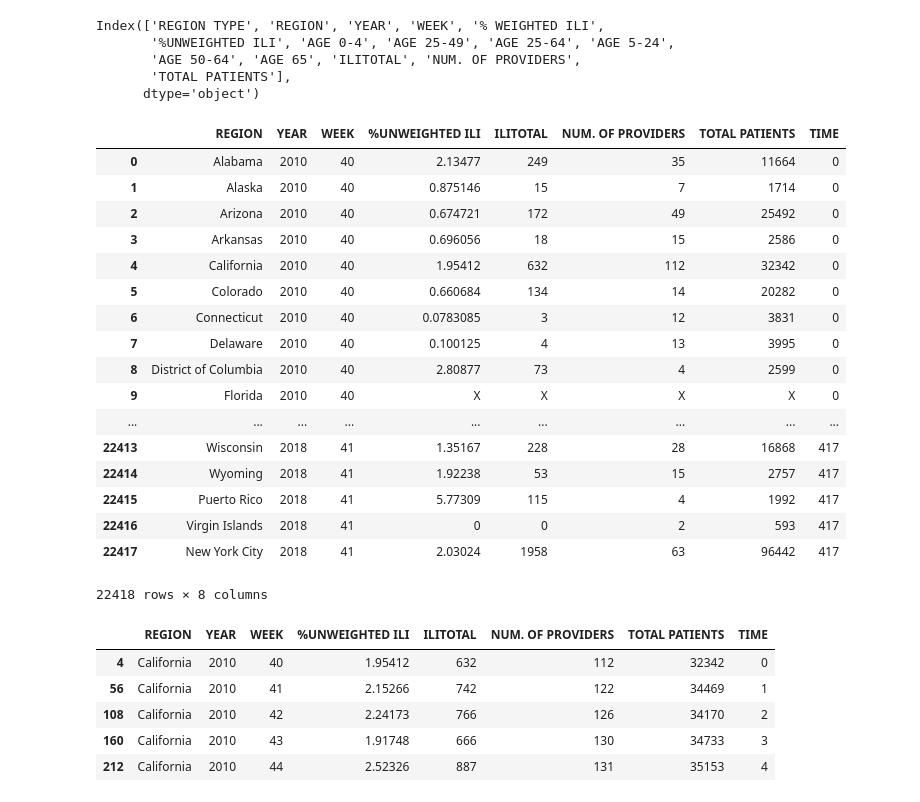
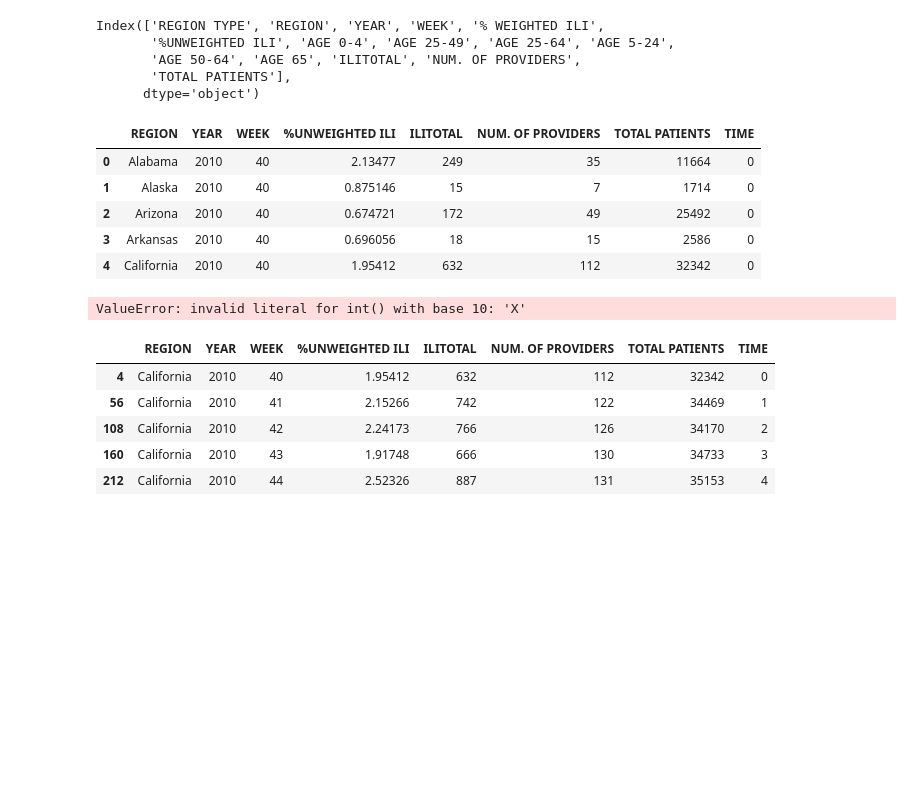
Before and after one commit to spencer-loggia/space_apps_f2018, a Jupyter notebook: kaushik_analysis.ipynb, the cells around one changed output. Drawn from its saved outputs; the diff is of its cells as text; code cells hidden in the pictures; blank space fills up the shorter version.

```diff
--- a/kaushik_analysis.ipynb
+++ b/kaushik_analysis.ipynb
@@ -20,26 +20,19 @@ full_data_2 = full_data.drop(['AGE 0-4', 'AGE 25-49', 'AGE 25-64', 'AGE 5-24',
        'AGE 50-64', 'AGE 65', '% WEIGHTED ILI', 'REGION TYPE'], axis=1)
 mod_data = full_data_2.assign(TIME=(full_data_2.YEAR - 2010) * 52 + full_data_2.WEEK - 40)
 # %%
-mod_data
+mod_data.head()
 # %% [output]
 |  | REGION | YEAR | WEEK | %UNWEIGHTED ILI | ILITOTAL | NUM. OF PROVIDERS | TOTAL PATIENTS | TIME |
 | 0 | Alabama | 2010 | 40 | 2.13477 | 249 | 35 | 11664 | 0 |
 | 1 | Alaska | 2010 | 40 | 0.875146 | 15 | 7 | 1714 | 0 |
 | 2 | Arizona | 2010 | 40 | 0.674721 | 172 | 49 | 25492 | 0 |
 | 3 | Arkansas | 2010 | 40 | 0.696056 | 18 | 15 | 2586 | 0 |
 | 4 | California | 2010 | 40 | 1.95412 | 632 | 112 | 32342 | 0 |
-| 5 | Colorado | 2010 | 40 | 0.660684 | 134 | 14 | 20282 | 0 |
-| 6 | Connecticut | 2010 | 40 | 0.0783085 | 3 | 12 | 3831 | 0 |
-| 7 | Delaware | 2010 | 40 | 0.100125 | 4 | 13 | 3995 | 0 |
-| 8 | District of Columbia | 2010 | 40 | 2.80877 | 73 | 4 | 2599 | 0 |
-| 9 | Florida | 2010 | 40 | X | X | X | X | 0 |
-| ... | ... | ... | ... | ... | ... | ... | ... | ... |
-| 22413 | Wisconsin | 2018 | 41 | 1.35167 | 228 | 28 | 16868 | 417 |
-| 22414 | Wyoming | 2018 | 41 | 1.92238 | 53 | 15 | 2757 | 417 |
-| 22415 | Puerto Rico | 2018 | 41 | 5.77309 | 115 | 4 | 1992 | 417 |
-| 22416 | Virgin Islands | 2018 | 41 | 0 | 0 | 2 | 593 | 417 |
-| 22417 | New York City | 2018 | 41 | 2.03024 | 1958 | 63 | 96442 | 417 |
-22418 rows × 8 columns
+# %%
+mod_data['TOTAL PATIENTS'].astype(str).astype(int)
+mod_data.info()
+# %% [output]
+ValueError: invalid literal for int() with base 10: 'X'
 # %%
 #Breaks down by State
 calif = mod_data[mod_data['REGION'] == 'California']
```
Also changed, not shown: parts of 1 cell of this notebook, 2 other files.
